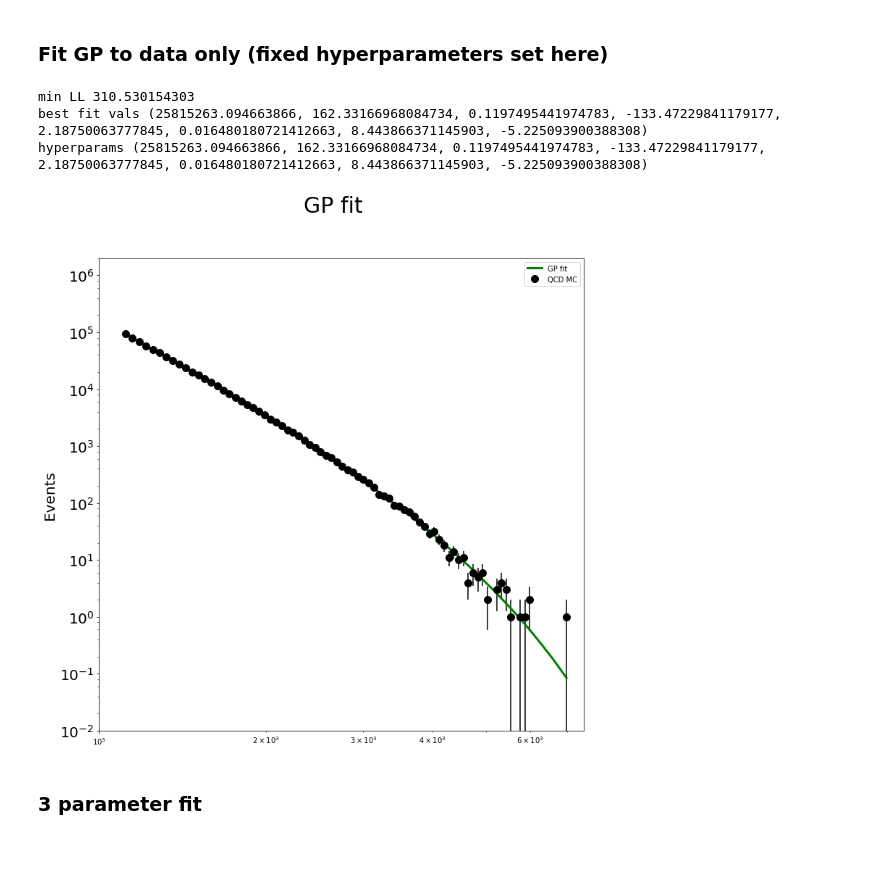
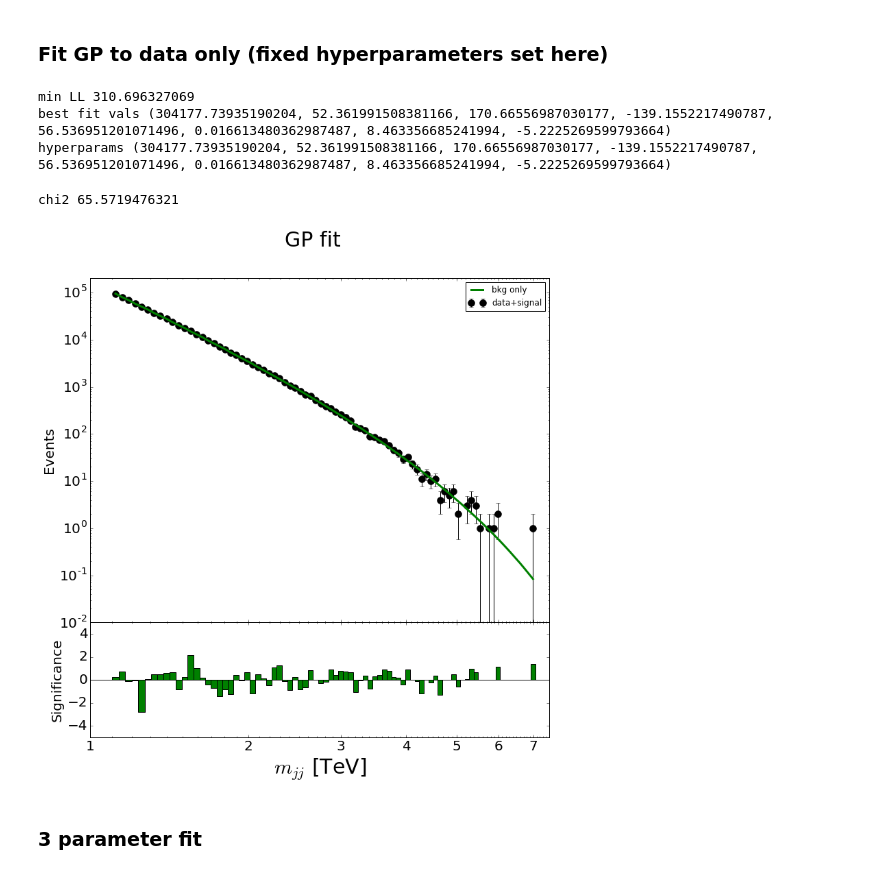
Before and after one commit to mfrate28/GP_Paper, a Jupyter notebook: InitialFits-and-ToyMaking.ipynb, the cells around one changed output. Drawn from its saved outputs; the diff is of its cells as text; code cells hidden in the pictures.

```diff
--- a/InitialFits-and-ToyMaking.ipynb
+++ b/InitialFits-and-ToyMaking.ipynb
@@ -184,5 +166,4 @@ def removeZeros(data):
 # %%
-#background only plots
 def makePrettyPlots(xs, ys, bkgs, title, col = 'g', ymax = 2e5):
     f, (ax1, ax2) = plt.subplots(2, sharex=True, figsize=(12,12), gridspec_kw = {'height_ratios':[3, 1]})
     f.suptitle(title, fontsize=30)
@@ -197,29 +178,28 @@ def makePrettyPlots(xs, ys, bkgs, title, col = 'g', ymax = 2e5):
     ax1.set_ylim([0.01, ymax])
 
 
-
     #bin by bin significance
     zvals, chi2 = calcSignificance(ys, bkgs)
     print "chi2", chi2
-    h1 = Hist(xlowO,markersize=0)
+    sigHist = Hist(xlowO,markersize=0)
     for x in range(len(zvals)):
-        if zvals[x] == np.inf or zvals[x] == -np.inf: h1[x] = 20
-        else: h1[x] = zvals[x]
+        if zvals[x] == np.inf or zvals[x] == -np.inf: sigHist[x] = 20
+        else: sigHist[x] = zvals[x]
 
 
-    h1.fillstyle = 'solid'
+    sigHist.fillstyle = 'solid'
     if col == 'g':
-         h1.fillcolor = 'green'
+         sigHist.fillcolor = 'green'
     elif col == 'b':
-         h1.fillcolor = 'blue'
+         sigHist.fillcolor = 'blue'
     elif col == 'r':
-         h1.fillcolor = 'red'
+         sigHist.fillcolor = 'red'
     else:
-        h1.fillcolor = 'black'
-    h1.linecolor = 'black'
-    h1.linewidth = 1
-    h1.Draw("histX0")
-    rplt.bar(h1, xerr=None, yerr=None)
+        sigHist.fillcolor = 'black'
+    sigHist.linecolor = 'black'
+    sigHist.linewidth = 1
+    sigHist.Draw("histX0")
+    rplt.bar(sigHist, xerr=None, yerr=None)
     ax2.axhline(0, color='black', lw=1)
     ax2.tick_params(axis='x', labelsize=20)
     ax2.tick_params(axis='y', labelsize=20)
@@ -488,23 +428,23 @@ def basicPlot(xs, ys, bkgs, title, col='g'):
 # %% [markdown]
 ### Fit GP to data only (fixed hyperparameters set here)
 # %%
-
 lnProb = logLike_gp(xval,yval, xerr)
-bestval, best_fit_gp = fit_gp_minuit(100, lnProb)
-fixedHyperparams = best_fit_gp
+minimumLLH, best_fit_hyperparams = fit_gp_minuit(100, lnProb)
+fixedHyperparams = best_fit_hyperparams
 print "hyperparams", fixedHyperparams
-Amp, decay, length, power, sub, p0, p1, p2 = best_fit_gp
+Amp, decay, length, power, sub, p0, p1, p2 = best_fit_hyperparams
 kernel = Amp * MyDijetKernelSimp(a = decay, b = length, c = power, d=sub)
 gp = george.GP(kernel)
 gp.compute(xval, np.sqrt(yval))
-meanGP, covGP = gp.predict(yval - model_gp(best_fit_gp[5:],xval, xerr), xvalO)
-meanGPnom = meanGP+ model_3param(xvalO,best_fit_gp[5:],xerrO)
+meanGP, covGP = gp.predict(yval - model_gp(best_fit_hyperparams[5:],xval, xerr), xvalO)
+meanGPnom = meanGP + model_3param(xvalO,best_fit_hyperparams[5:],xerrO)
 # %% [output]
-min LL 310.530154303
-best fit vals (25815263.094663866, 162.33166968084734, 0.1197495441974783, -133.47229841179177, 2.18750063777845, 0.016480180721412663, 8.443866371145903, -5.225093900388308)
-hyperparams (25815263.094663866, 162.33166968084734, 0.1197495441974783, -133.47229841179177, 2.18750063777845, 0.016480180721412663, 8.443866371145903, -5.225093900388308)
+min LL 310.696327069
+best fit vals (304177.73935190204, 52.361991508381166, 170.66556987030177, -139.1552217490787, 56.536951201071496, 0.016613480362987487, 8.463356685241994, -5.2225269599793664)
+hyperparams (304177.73935190204, 52.361991508381166, 170.66556987030177, -139.1552217490787, 56.536951201071496, 0.016613480362987487, 8.463356685241994, -5.2225269599793664)
 # %%
 label = "GP fit"
-basicPlot(xvalO, yvalO, meanGPnom, label)
+makePrettyPlots(xvalO, yvalO, meanGPnom, label)
 # %% [output]
+chi2 65.5719476321
-[figure, old version]
+[figure, new version]
```
Also changed, not shown: parts of 45 cells of this notebook.
